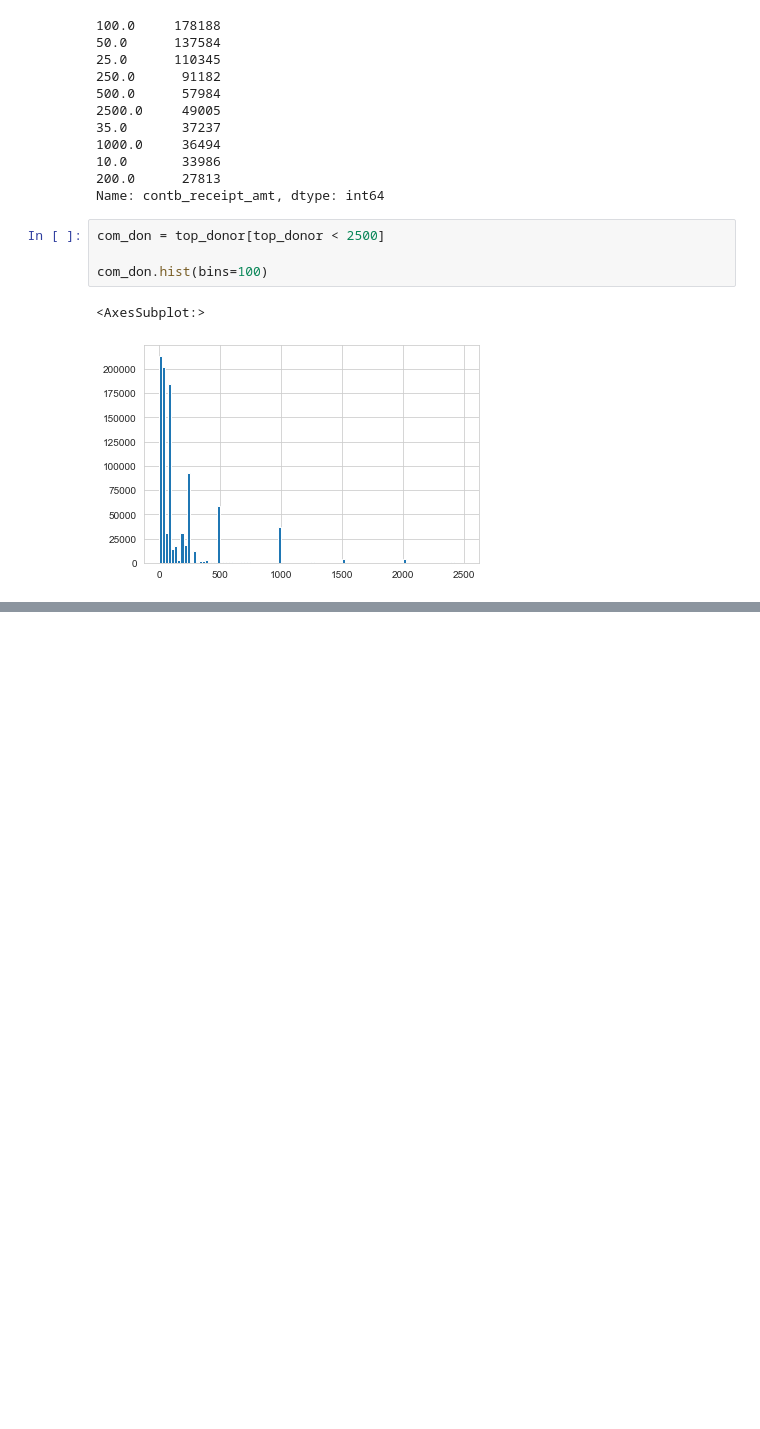
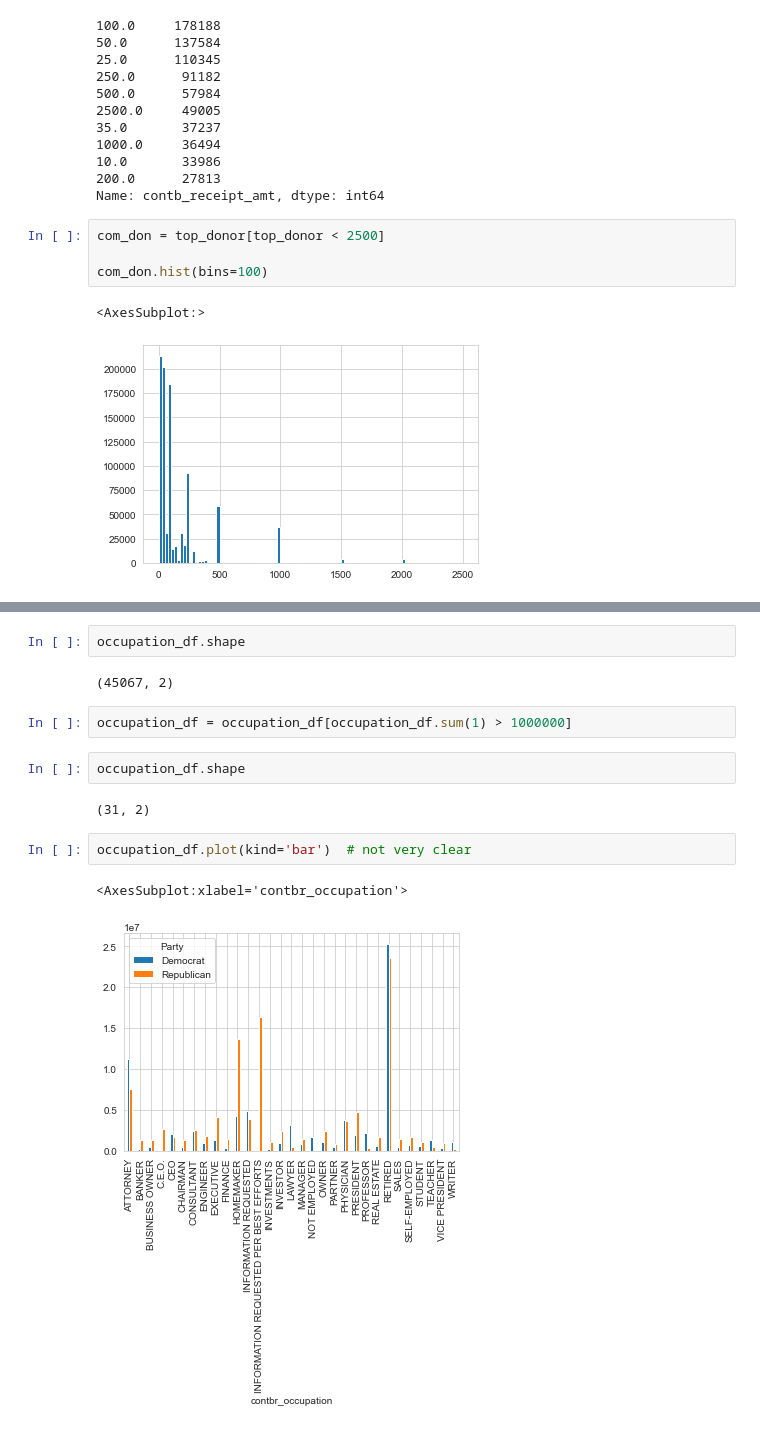
Before and after one commit to abel672/python-data-analysis-visualization, a Jupyter notebook: Section-8-Example-Projects/02-Election-Analysis-Project.ipynb, the cells around one changed output, grey strips where cells are left out. Saved outputs shown, nothing was run; the diff lists cells and outputs as text; blank space fills up the shorter version.

```diff
--- a/Section-8-Example-Projects/02-Election-Analysis-Project.ipynb
+++ b/Section-8-Example-Projects/02-Election-Analysis-Project.ipynb
@@ -334,0 +486,15 @@ com_don.hist(bins=100)
+# %%
+occupation_df.shape
+# %% [output]
+(45067, 2)
+# %%
+occupation_df = occupation_df[occupation_df.sum(1) > 1000000]
+# %%
+occupation_df.shape
+# %% [output]
+(31, 2)
+# %%
+occupation_df.plot(kind='bar')  # not very clear
+# %% [output]
+<AxesSubplot:xlabel='contbr_occupation'>
+[figure, added]
```
Also changed, not shown: parts of 22 cells of this notebook, 1 other file.
